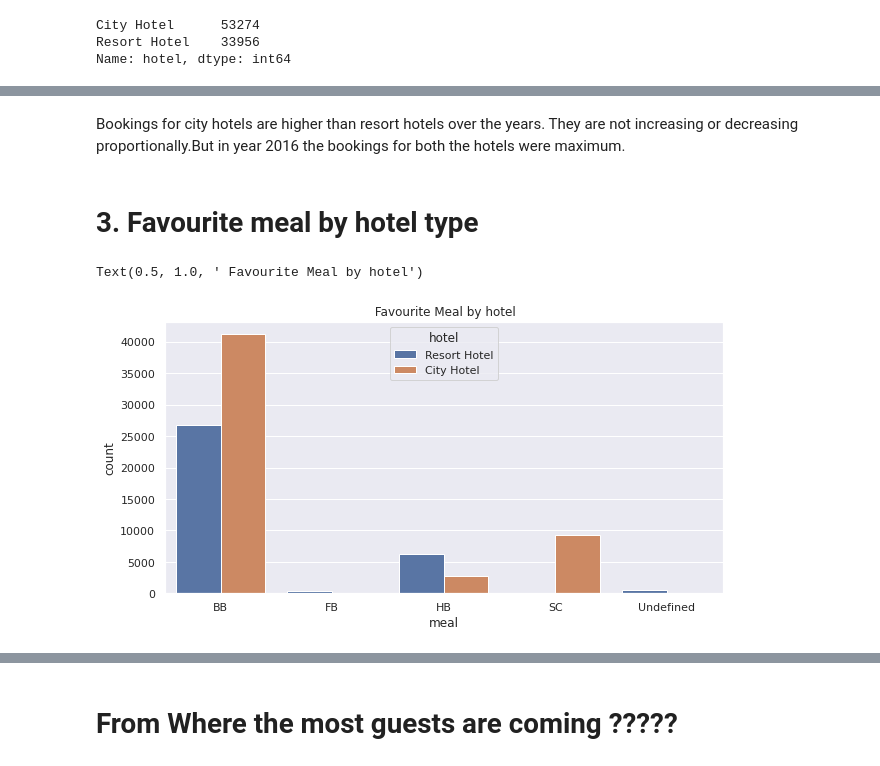
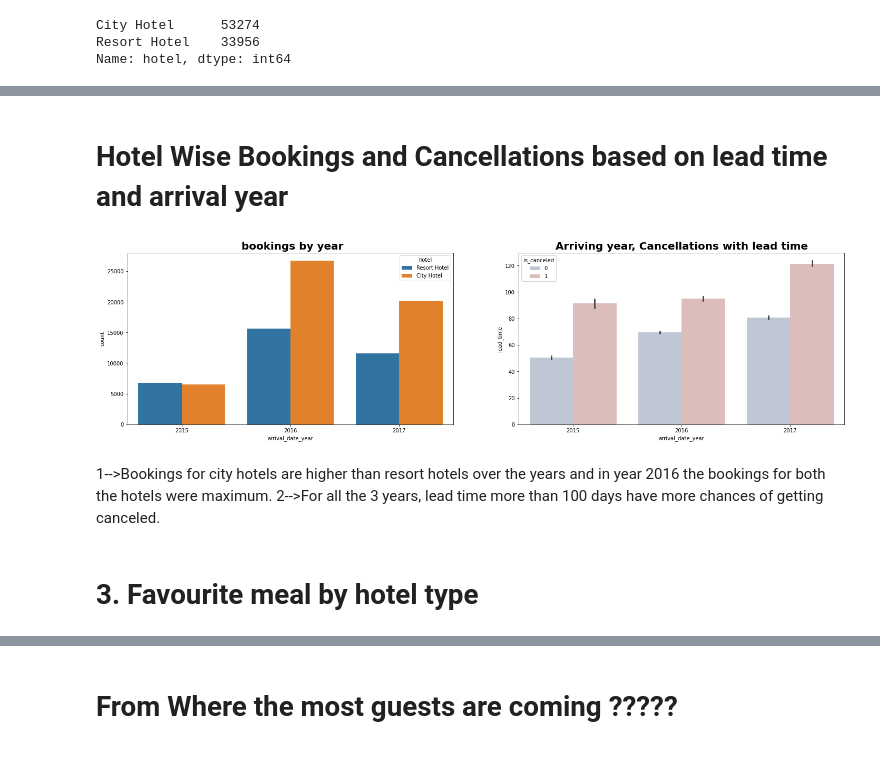
Before and after one commit to ShubhKjoshi/EDA_Hotel_booking_Analysis, a Jupyter notebook: Hotel_Booking_Analysis_Capstone_Project.ipynb, the cells around one changed output, grey strips where cells are left out. Drawn from its saved outputs; the diff is of its cells as text; code cells hidden in the pictures.

```diff
--- a/Hotel_Booking_Analysis_Capstone_Project.ipynb
+++ b/Hotel_Booking_Analysis_Capstone_Project.ipynb
@@ -232,10 +223,17 @@ Text(0.5, 1.0, ' bookings by year')
+# %% [markdown]
+# Hotel Wise Bookings and Cancellations based on lead time and arrival year
+# %%
+plt.figure(figsize = (12,6))
+plt.subplot(1,2,1 )
+sns.countplot(x= 'arrival_date_year', data= Hotel_df, hue= 'hotel').set_title (' bookings by year',fontweight="bold", size=20)
+plt.subplot(1,2,2)
+sns.barplot(x='arrival_date_year', y='lead_time',hue='is_canceled', data= Hotel_df, palette='vlag')
+plt.title('Arriving year, Cancellations with lead time',fontweight="bold", size=20)
+plt.subplots_adjust(right=1.7)
+# %% [output]
+[figure, added]
 # %% [markdown]
-Bookings for city hotels are higher than resort hotels over the years. They are not increasing or decreasing proportionally.But in year 2016 the bookings for both the hotels were maximum.
+1-->Bookings for city hotels are higher than resort hotels over the years and  in year 2016 the bookings for both the hotels were maximum.
+2-->For all the 3 years, lead time more than 100 days have more chances of getting canceled.
 # %% [markdown]
 # 3. Favourite meal by hotel type
-# %%
-plt.figure(figsize = (10,5))
-sns.countplot(x= 'meal', data= Hotel_df, hue= 'hotel').set_title (' Favourite Meal by hotel')
-# %% [output]
-Text(0.5, 1.0, ' Favourite Meal by hotel')
-[figure, removed]
```
Also changed, not shown: parts of 13 cells of this notebook.
